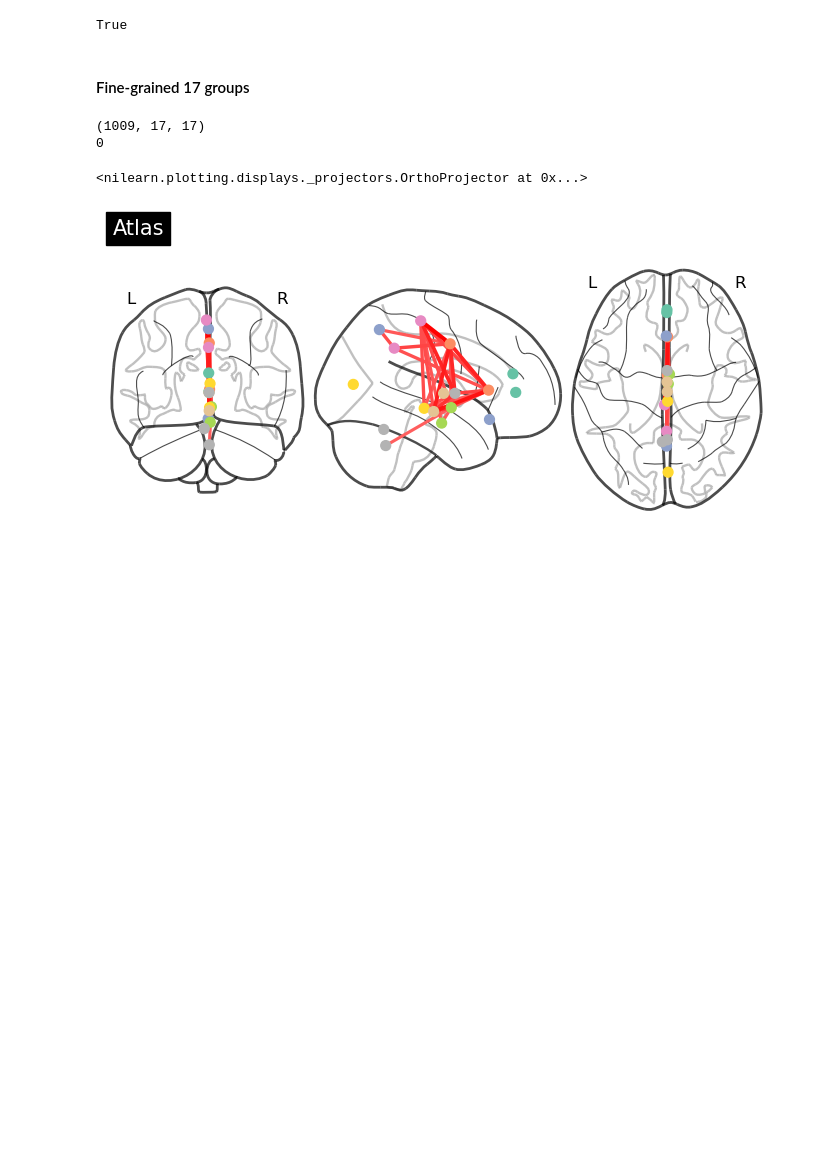
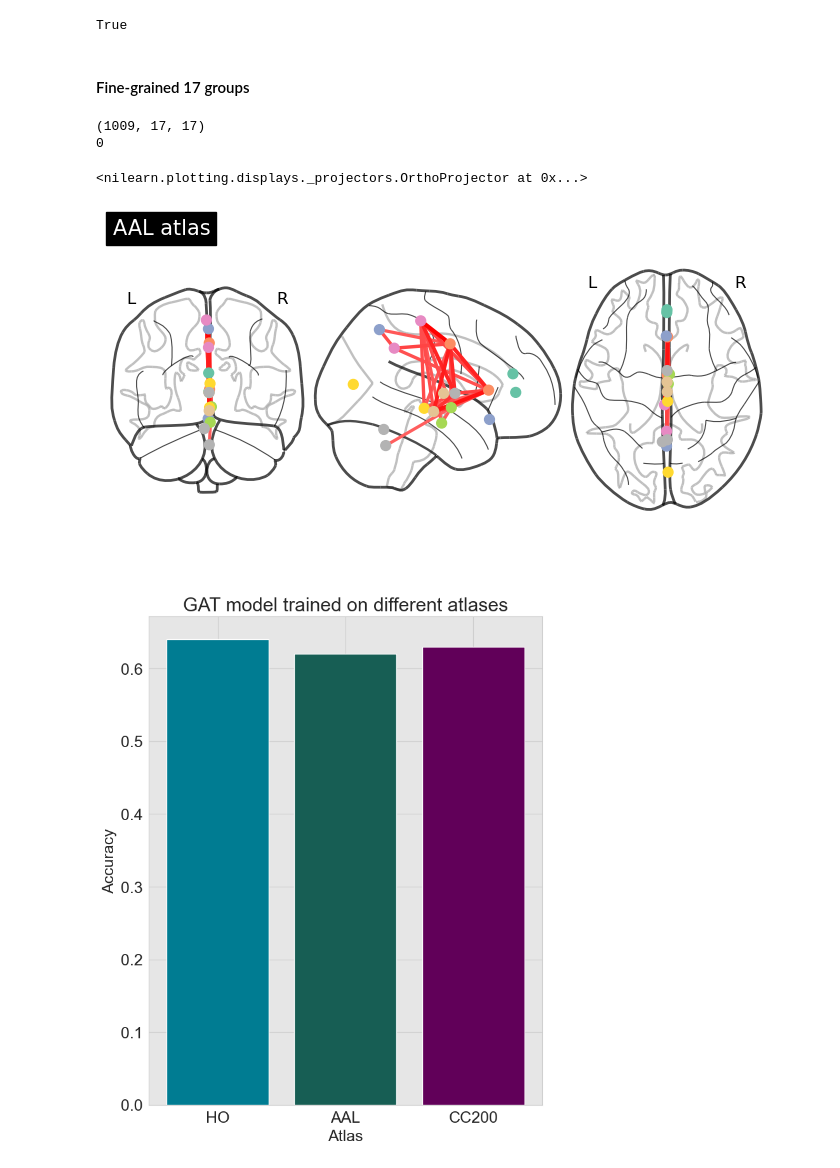
Before and after one commit to yanismiraoui/CNS-Research-YM, a Jupyter notebook: atlas_aggregation.ipynb, the cells around one changed output. Saved outputs shown, nothing was run; the diff lists cells and outputs as text; code cells hidden in the pictures; blank space fills up the shorter version.

```diff
--- a/atlas_aggregation.ipynb
+++ b/atlas_aggregation.ipynb
@@ -648,12 +863,27 @@ plotting.plot_connectome(
     agg_data_manual[0],
     coordinates_avg,
     edge_threshold="80%",
-    title="Atlas",
+    title="AAL atlas",
 )
 # %% [output]
 <nilearn.plotting.displays._projectors.OrthoProjector at 0x...>
-[figure, old version]
+[figure, new version]
 # %%
 # Save data
 DATA_FOLDER_AGG = './comparison_data/ABIDE/manual/'
 save_data(DATA_FOLDER_AGG, agg_data_manual, data_aal["label"])
+# %%
+# Create a histogram with accuracies for 3 models trained on HO, AAL and CC200
+import seaborn as sns
+import matplotlib.pyplot as plt
+sns.set_style('white')
+sns.set_style('whitegrid', {'axes.facecolor': '.9'})
+plt.figure(figsize=(8, 10))
+plt.bar([0, 1, 2], [0.6270, 0.6071, 0.63], color=['#007c92', '#175e54', '#610059'])
+plt.xlabel('Atlas')
+plt.xticks([0, 1, 2], ['HO', 'AAL', 'CC200'])
+plt.ylabel('Accuracy')
+plt.title('GAT model trained on different atlases')
+plt.show()
+# %% [output]
+[figure, added]
```
Also changed, not shown: parts of 19 cells of this notebook, 7 other files.
